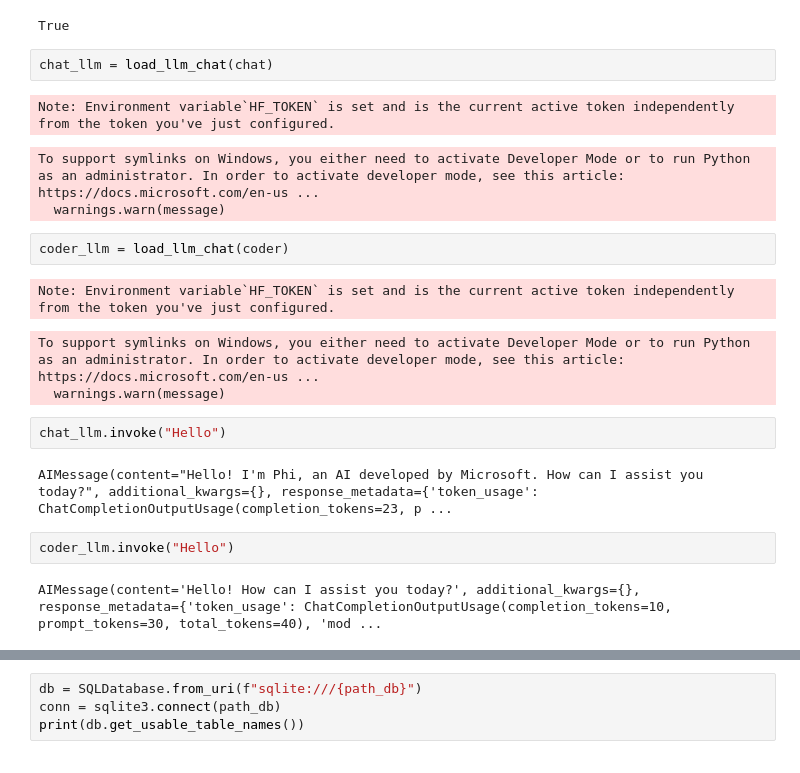
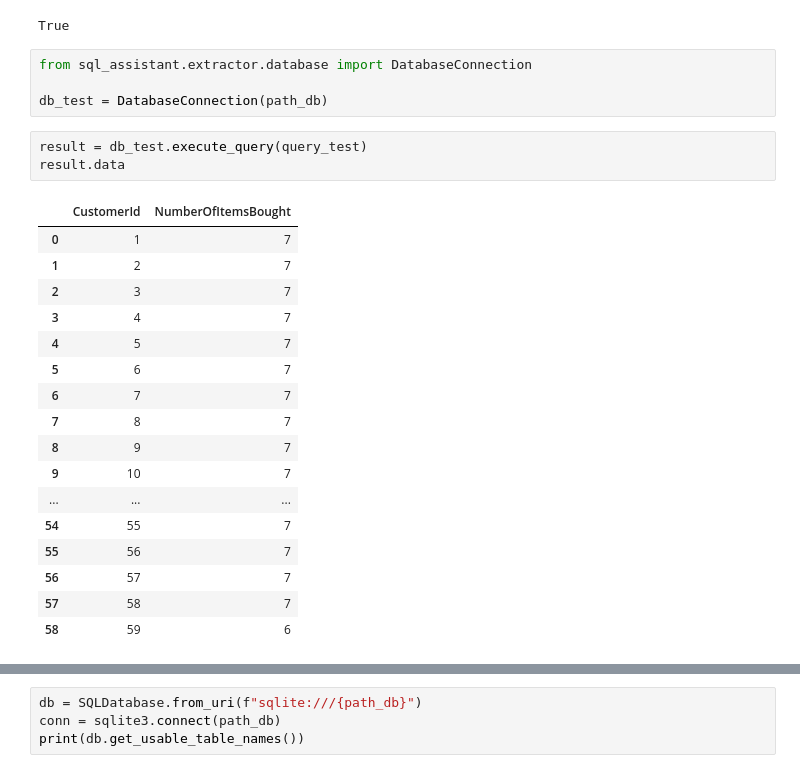
Before and after one commit to jotap123/sql-assistant, a Jupyter notebook: notebooks/SQL Extractor assistant.ipynb, the cells around one changed output, grey strips where cells are left out. Drawn from its saved outputs; the diff is of its cells as text.

```diff
--- a/notebooks/SQL Extractor assistant.ipynb
+++ b/notebooks/SQL Extractor assistant.ipynb
@@ -11,23 +11,28 @@ from sql_assistant.utils import load_llm_chat
 load_dotenv()
 # %% [output]
 True
-# %%
-chat_llm = load_llm_chat(chat)
-# %% [output]
-Note: Environment variable`HF_TOKEN` is set and is the current active token independently from the token you've just configured.
-To support symlinks on Windows, you either need to activate Developer Mode or to run Python as an administrator. In order to activate developer mode, see this article: https://docs.microsoft.com/en-us ...
-  warnings.warn(message)
-# %%
-coder_llm = load_llm_chat(coder)
-# %% [output]
-Note: Environment variable`HF_TOKEN` is set and is the current active token independently from the token you've just configured.
-To support symlinks on Windows, you either need to activate Developer Mode or to run Python as an administrator. In order to activate developer mode, see this article: https://docs.microsoft.com/en-us ...
-  warnings.warn(message)
-# %%
-chat_llm.invoke("Hello")
-# %% [output]
-AIMessage(content="Hello! I'm Phi, an AI developed by Microsoft. How can I assist you today?", additional_kwargs={}, response_metadata={'token_usage': ChatCompletionOutputUsage(completion_tokens=23, p ...
-# %%
-coder_llm.invoke("Hello")
-# %% [output]
-AIMessage(content='Hello! How can I assist you today?', additional_kwargs={}, response_metadata={'token_usage': ChatCompletionOutputUsage(completion_tokens=10, prompt_tokens=30, total_tokens=40), 'mod ...
+# %%
+from sql_assistant.extractor.database import DatabaseConnection
+
+db_test = DatabaseConnection(path_db)
+# %%
+result = db_test.execute_query(query_test)
+result.data
+# %% [output]
+|  | CustomerId | NumberOfItemsBought |
+| 0 | 1 | 7 |
+| 1 | 2 | 7 |
+| 2 | 3 | 7 |
+| 3 | 4 | 7 |
+| 4 | 5 | 7 |
+| 5 | 6 | 7 |
+| 6 | 7 | 7 |
+| 7 | 8 | 7 |
+| 8 | 9 | 7 |
+| 9 | 10 | 7 |
+| ... | ... | ... |
+| 54 | 55 | 7 |
+| 55 | 56 | 7 |
+| 56 | 57 | 7 |
+| 57 | 58 | 7 |
+| 58 | 59 | 6 |
```
Also changed, not shown: parts of 6 cells of this notebook, 2 other files.
